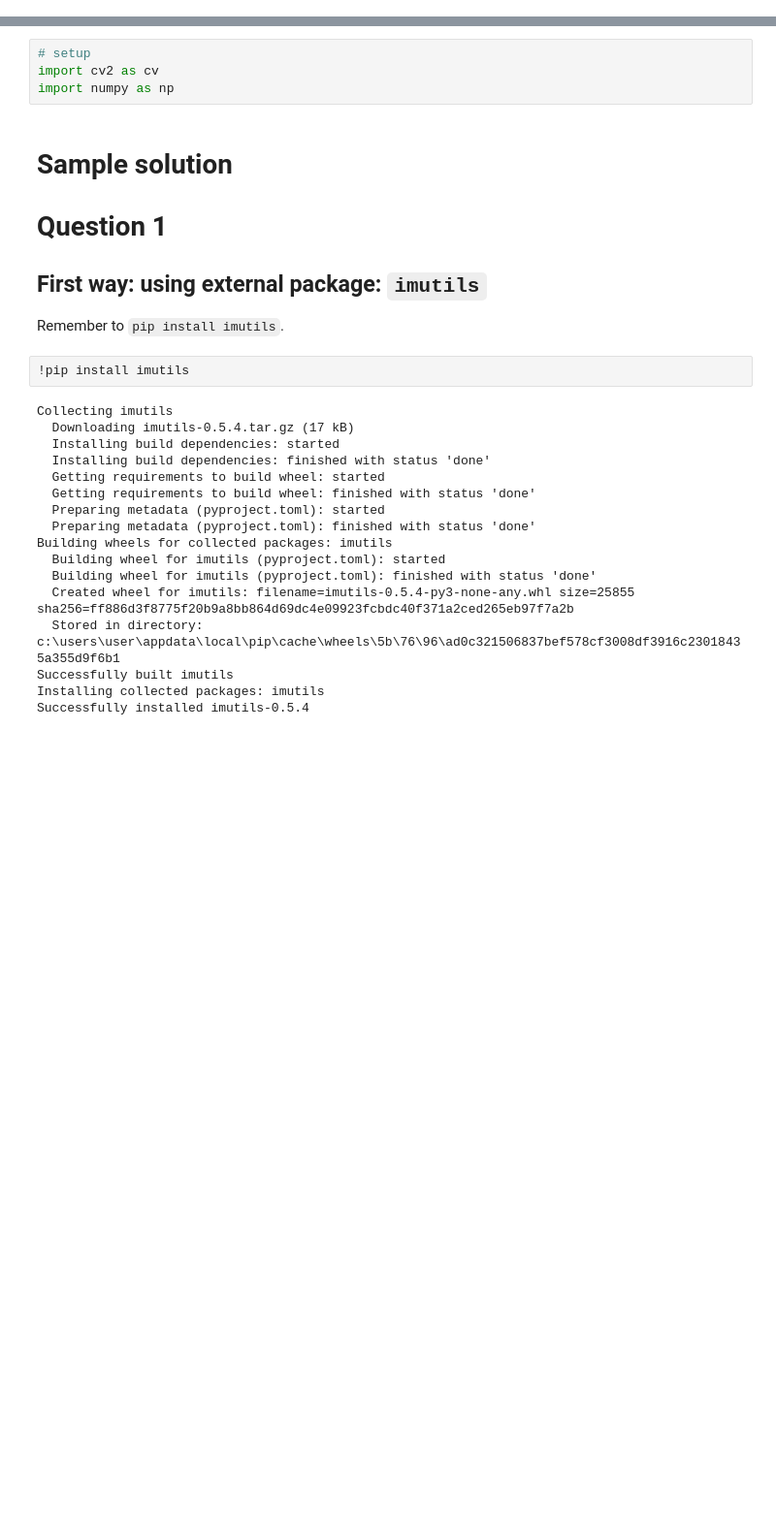
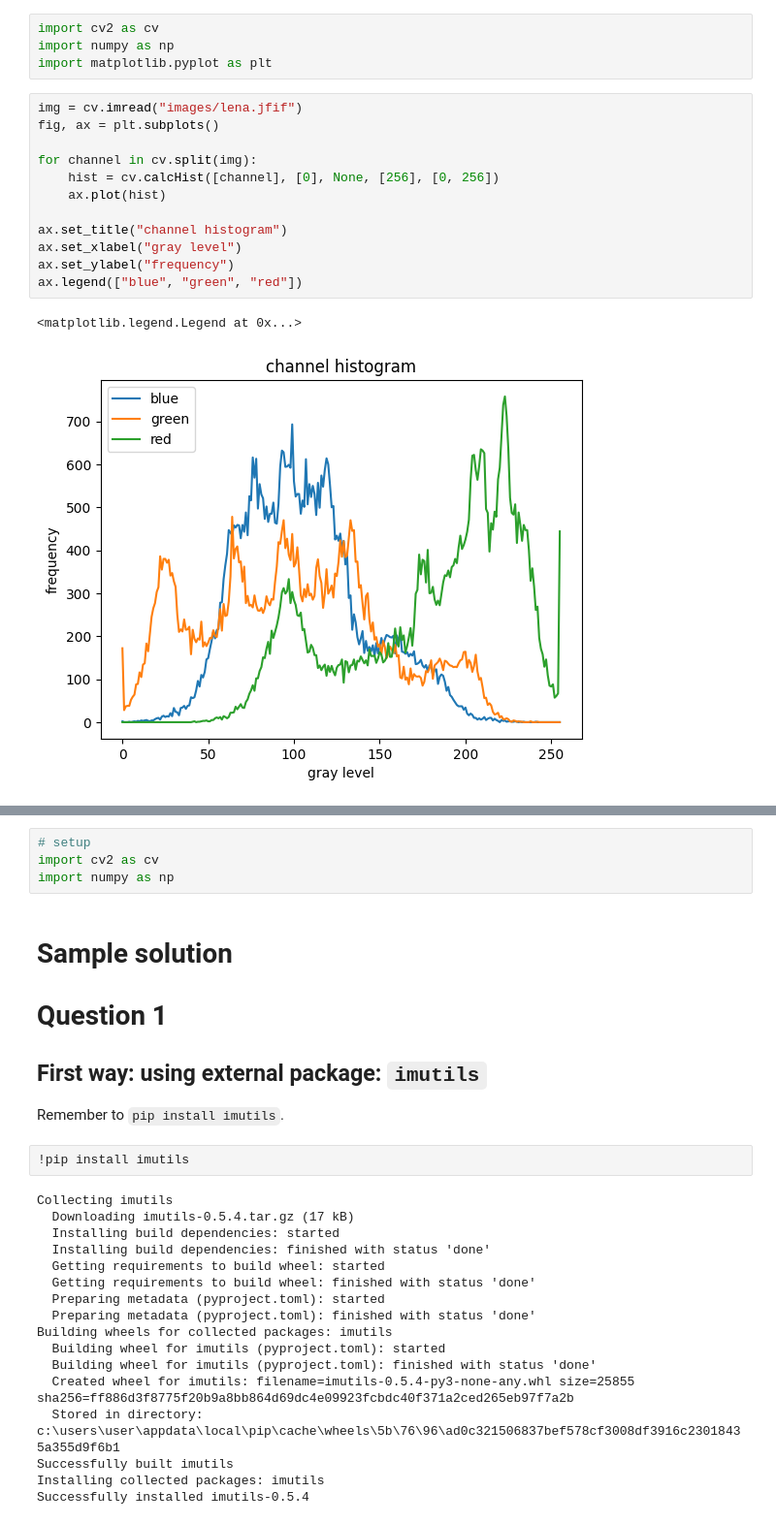
Before and after one commit to Jacky-lim-data-analyst/mini_project_cv, a Jupyter notebook: w5_tut_ans.ipynb, the cells around one changed output, grey strips where cells are left out. Shown at 97% size. Cells and saved outputs as stored; diff of their text form; blank space fills up the shorter version.

```diff
--- a/w5_tut_ans.ipynb
+++ b/w5_tut_ans.ipynb
@@ -0,0 +5,19 @@
+# %%
+import cv2 as cv
+import numpy as np
+import matplotlib.pyplot as plt
+# %%
+img = cv.imread("images/lena.jfif")
+fig, ax = plt.subplots()
+
+for channel in cv.split(img):
+    hist = cv.calcHist([channel], [0], None, [256], [0, 256])
+    ax.plot(hist)
+
+ax.set_title("channel histogram")
+ax.set_xlabel("gray level")
+ax.set_ylabel("frequency")
+ax.legend(["blue", "green", "red"])
+# %% [output]
+<matplotlib.legend.Legend at 0x...>
+[figure, added]
```
Also changed, not shown: parts of 19 cells of this notebook, 1 other file.
